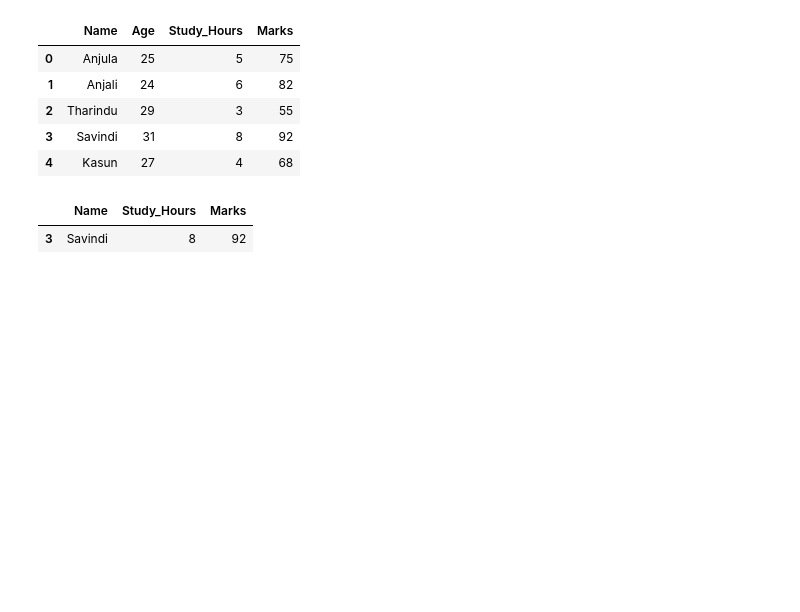
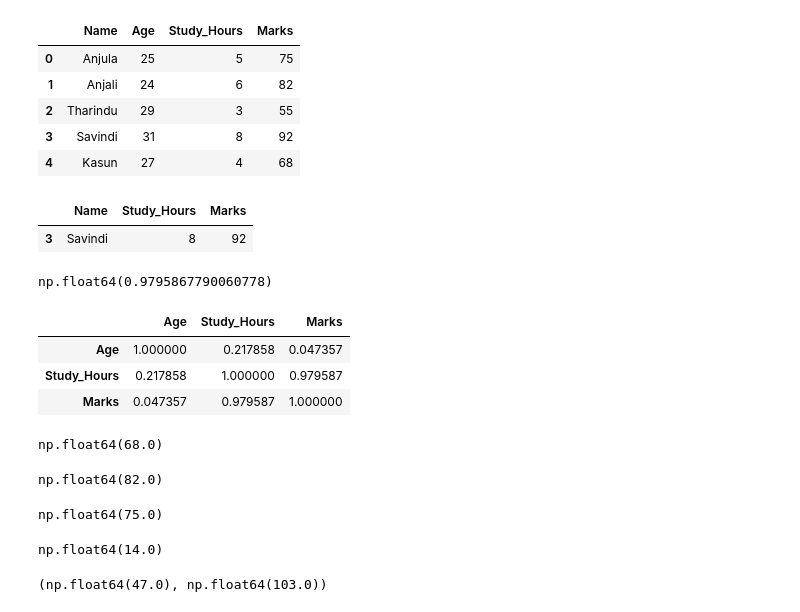
Before and after one commit to Anjula2001/study-research-agent, a Jupyter notebook: 04-Data-Analysis/data_analysis.ipynb, the cells around one changed output. Drawn from its saved outputs; the diff is of its cells as text; code cells hidden in the pictures; blank space fills up the shorter version.

```diff
--- a/04-Data-Analysis/data_analysis.ipynb
+++ b/04-Data-Analysis/data_analysis.ipynb
@@ -307,3 +307,42 @@ df.loc[df["Study_Hours"] >= 5, ["Name", "Study_Hours", "Marks"]].sort_values(by
 # %% [output]
 |  | Name | Study_Hours | Marks |
 | 3 | Savindi | 8 | 92 |
+# %%
+df["Study_Hours"].corr(df["Marks"])
+# %% [output]
+np.float64(0.9795867790060778)
+# %%
+df[["Age", "Study_Hours", "Marks"]].corr()
+# %% [output]
+|  | Age | Study_Hours | Marks |
+| Age | 1.000000 | 0.217858 | 0.047357 |
+| Study_Hours | 0.217858 | 1.000000 | 0.979587 |
+| Marks | 0.047357 | 0.979587 | 1.000000 |
+# %%
+df["Marks"].quantile(0.25)
+# %% [output]
+np.float64(68.0)
+# %%
+df["Marks"].quantile(0.75)
+# %% [output]
+np.float64(82.0)
+# %%
+df["Marks"].quantile(0.5)
+# %% [output]
+np.float64(75.0)
+# %%
+q1 = df["Marks"].quantile(0.25)
+q3 = df["Marks"].quantile(0.75)
+
+iqr = q3 - q1
+
+iqr
+# %% [output]
+np.float64(14.0)
+# %%
+lower_bound = q1 - 1.5 * iqr
+upper_bound = q3 + 1.5 * iqr
+
+lower_bound, upper_bound
+# %% [output]
+(np.float64(47.0), np.float64(103.0))
```
